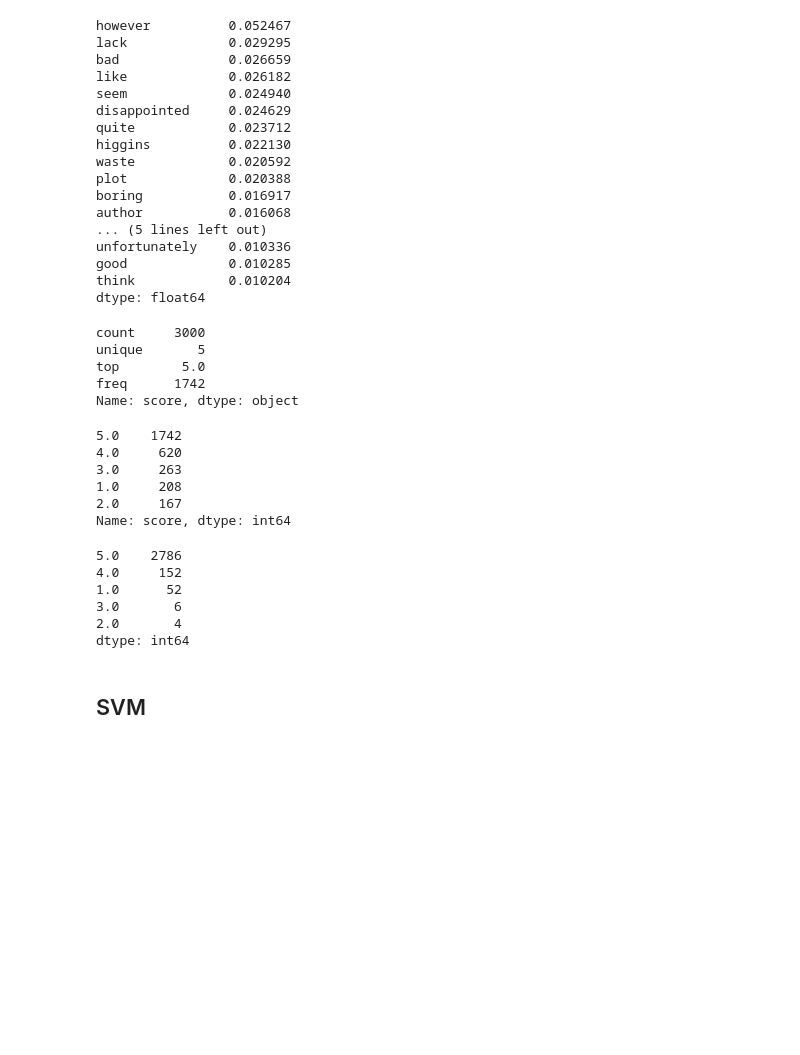
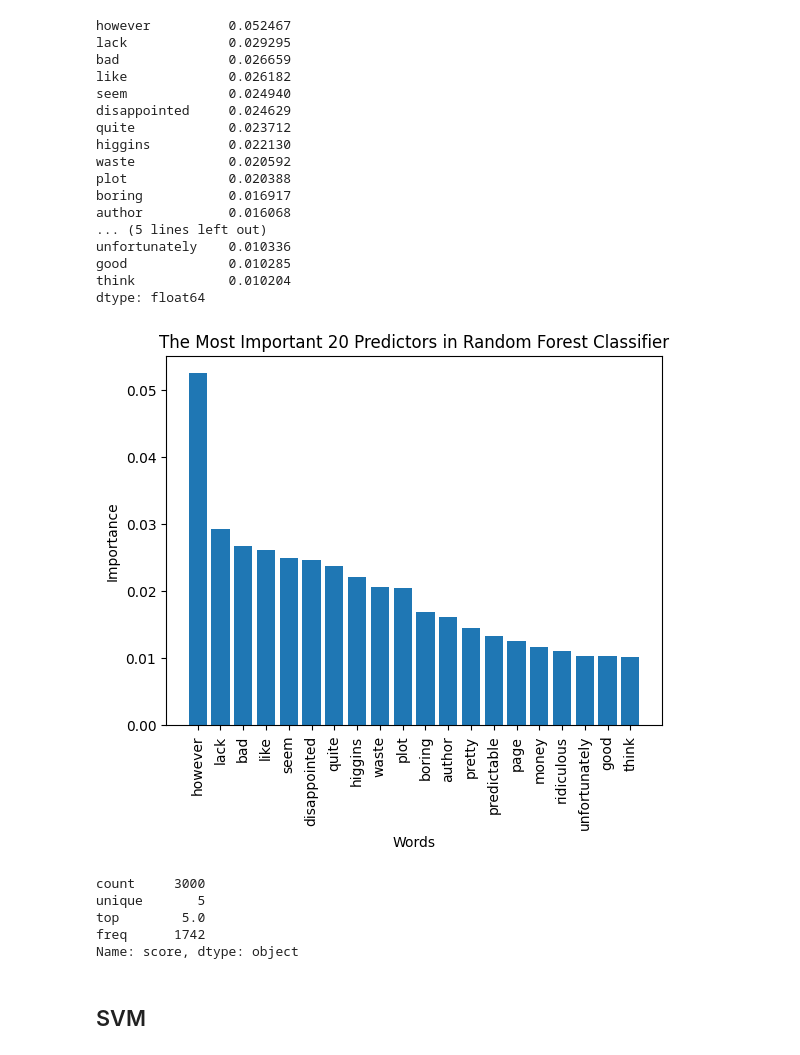
Before and after one commit to Darkt1on/Amazon-book-review, a Jupyter notebook: Amazon_book_review.ipynb, the cells around one changed output. Drawn from its saved outputs; the diff is of its cells as text; code cells hidden in the pictures; blank space fills up the shorter version.

```diff
--- a/Amazon_book_review.ipynb
+++ b/Amazon_book_review.ipynb
@@ -683,6 +683,21 @@ unfortunately    0.010336
 good             0.010285
 think            0.010204
 dtype: float64
+# %%
+plt.bar(top_20_words.index, top_20_words.values)
+
+# Add x-axis and y-axis labels
+plt.xlabel('Words')
+plt.ylabel('Importance')
+
+# Rotate the x-axis labels to be readable
+plt.xticks(rotation=90)
+plt.title('The Most Important 20 Predictors in Random Forest Classifier')
+
+# Show the plot
+plt.show()
+# %% [output]
+[figure, added]
 # %%
 pd.Series(y_test).describe()
 # %% [output]
@@ -701,21 +709,3 @@ pred_rf2 = rf2.predict(X_test)
-# %%
-pd.Series(y_test).value_counts()
-# %% [output]
-5.0    1742
-4.0     620
-3.0     263
-1.0     208
-2.0     167
-Name: score, dtype: int64
-# %%
-pd.Series(pred_rf2).value_counts()
-# %% [output]
-5.0    2786
-4.0     152
-1.0      52
-3.0       6
-2.0       4
-dtype: int64
 # %% [markdown]
 ## SVM
 # %%
```
Also changed, not shown: parts of 7 cells of this notebook.
